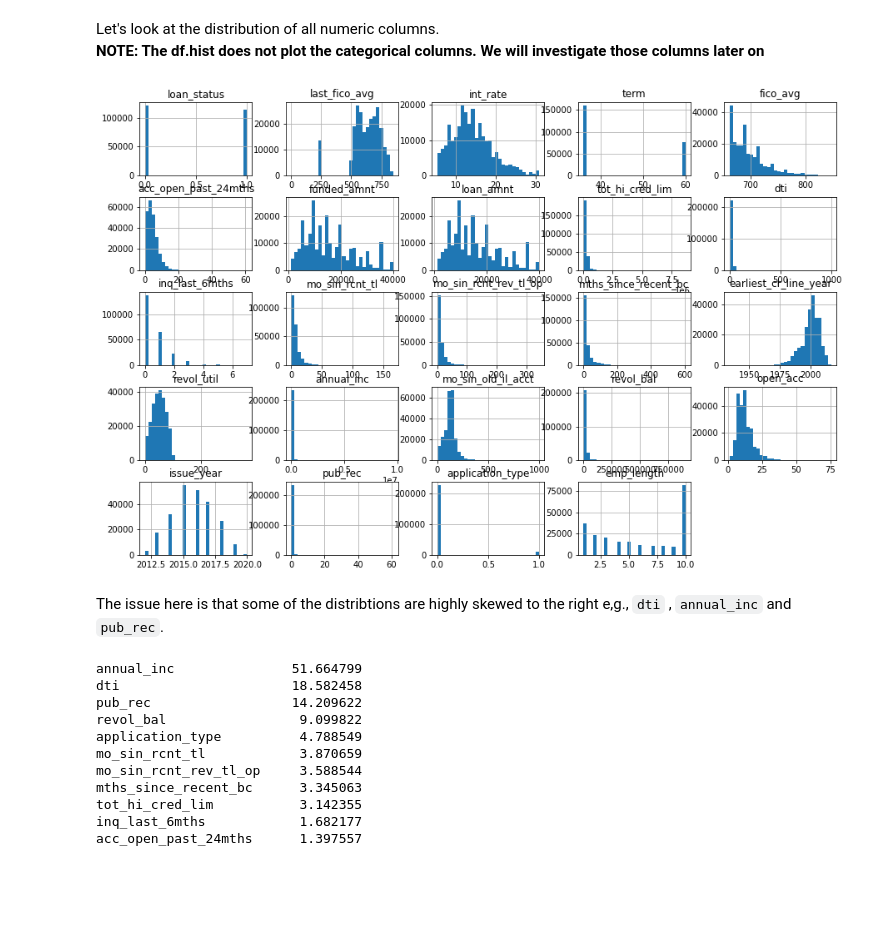
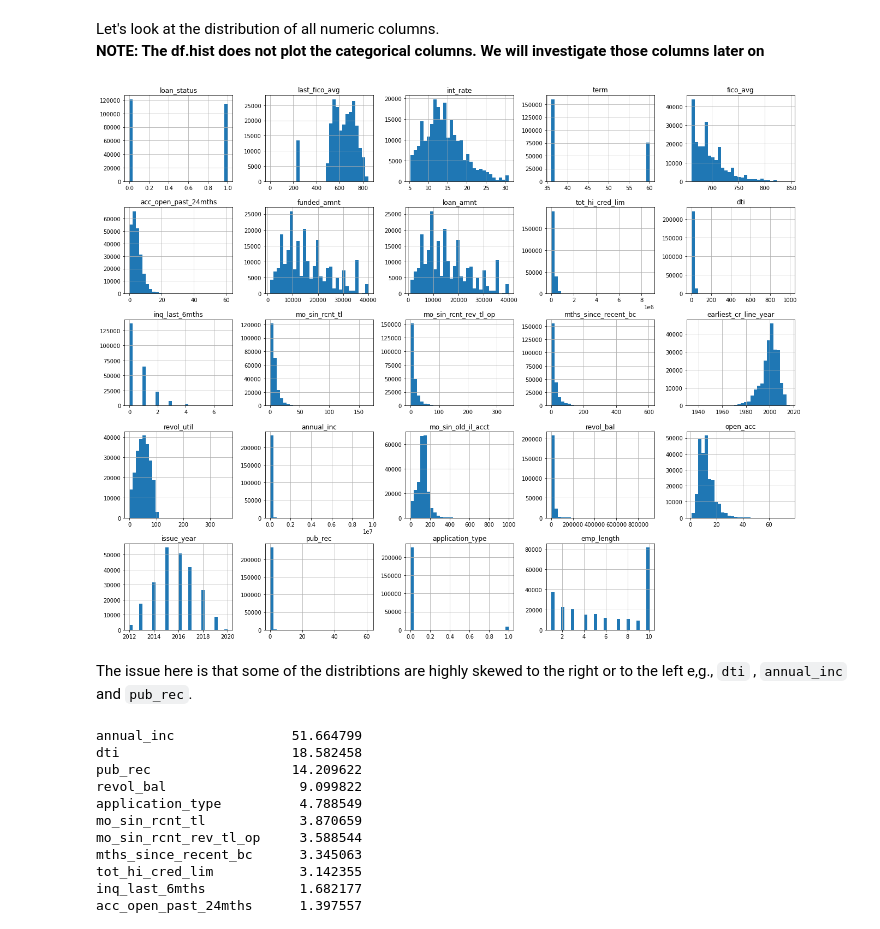
Before and after one commit to hsalahi23/Loan-application-predictor, a Jupyter notebook: Notebook2.ipynb, the cells around one changed output. Drawn from its saved outputs; the diff is of its cells as text; code cells hidden in the pictures; blank space fills up the shorter version.

```diff
--- a/Notebook2.ipynb
+++ b/Notebook2.ipynb
@@ -83,12 +85,12 @@ loan_sample.shape
 Let's look at the distribution of all numeric columns. <br>
 **NOTE: The df.hist does not plot the categorical columns. We will investigate those columns later on**
 # %%
-loan_sample.hist(bins=30, figsize=(15, 10))
+loan_sample.hist(bins=30, figsize=(22, 18))
 plt.show()
 # %% [output]
-[figure, old version]
+[figure, new version]
 # %% [markdown]
-The issue here is that some of the distribtions are highly skewed to the right e,g., `dti` , `annual_inc` and `pub_rec`.
+The issue here is that some of the distribtions are highly skewed to the right or to the left e,g., `dti` , `annual_inc` and `pub_rec`.
 # %%
 loan_sample.skew().sort_values(ascending=False)
 # %% [output]
```
Also changed, not shown: parts of 55 cells of this notebook, 1 other file.
